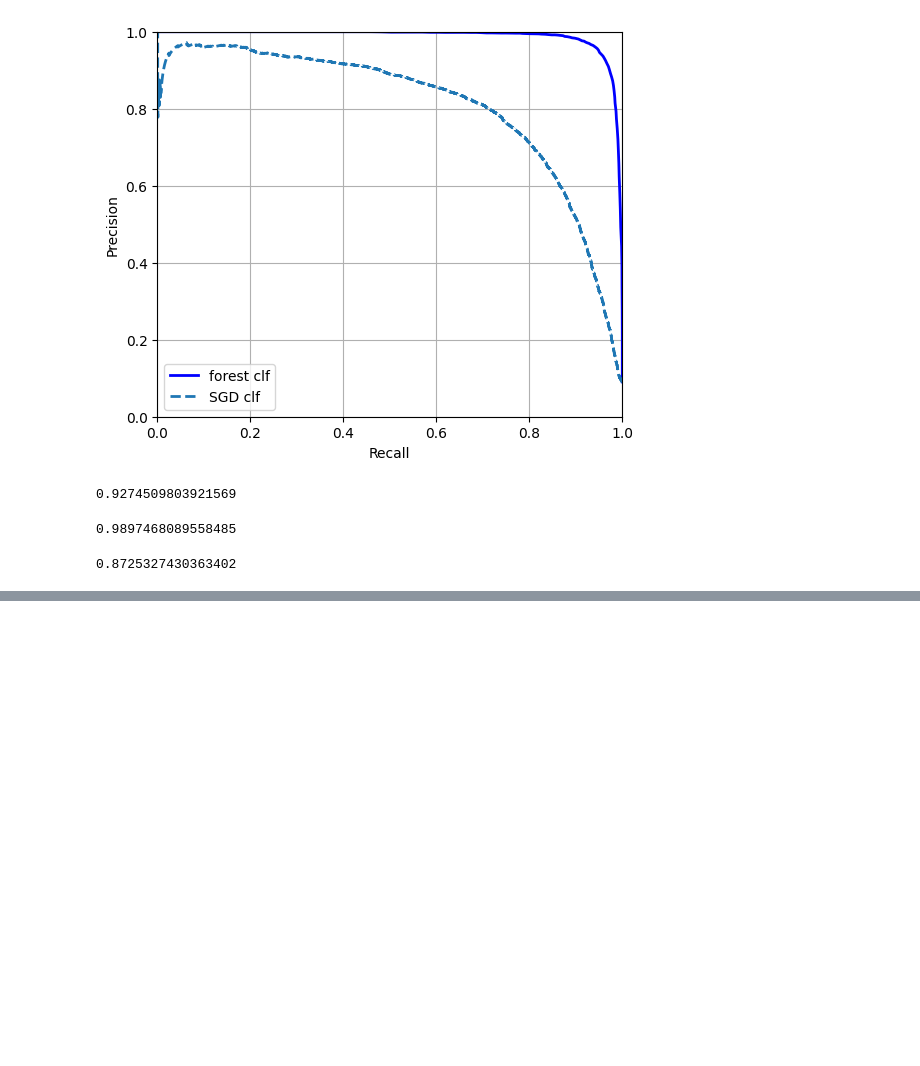
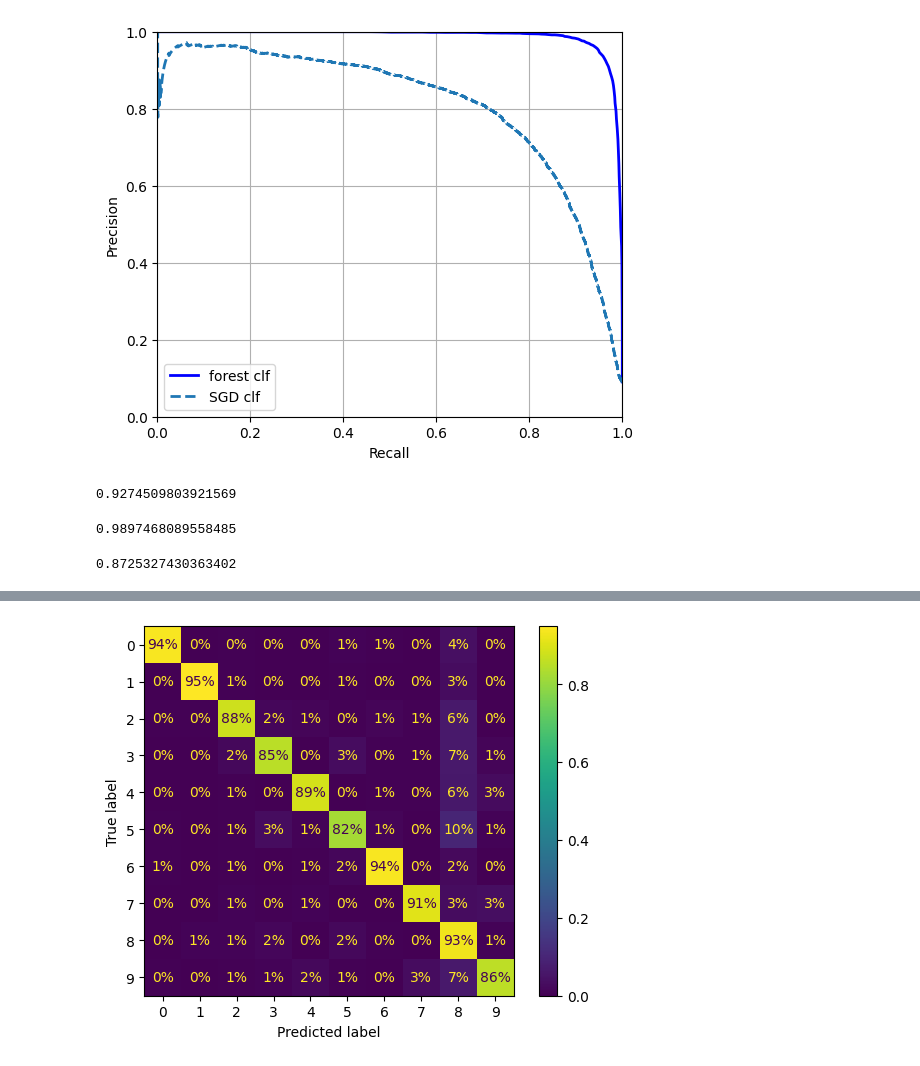
Before and after one commit to jayasuryan-mutyala/HOML, a Jupyter notebook: 3.0-classification/clf.ipynb, the cells around one changed output, grey strips where cells are left out. Saved outputs shown, nothing was run; the diff lists cells and outputs as text; code cells hidden in the pictures; blank space fills up the shorter version.

```diff
--- a/3.0-classification/clf.ipynb
+++ b/3.0-classification/clf.ipynb
@@ -407,0 +494,8 @@ recall_score(y_train_5,y_train_pred_forest)
+# %%
+ConfusionMatrixDisplay.from_predictions(y_train,
+                                        y_train_pred,
+                                        normalize='true',
+                                        values_format='.0%')
+plt.show()
+# %% [output]
+[figure, added]
```
Also changed, not shown: parts of 31 cells of this notebook.
